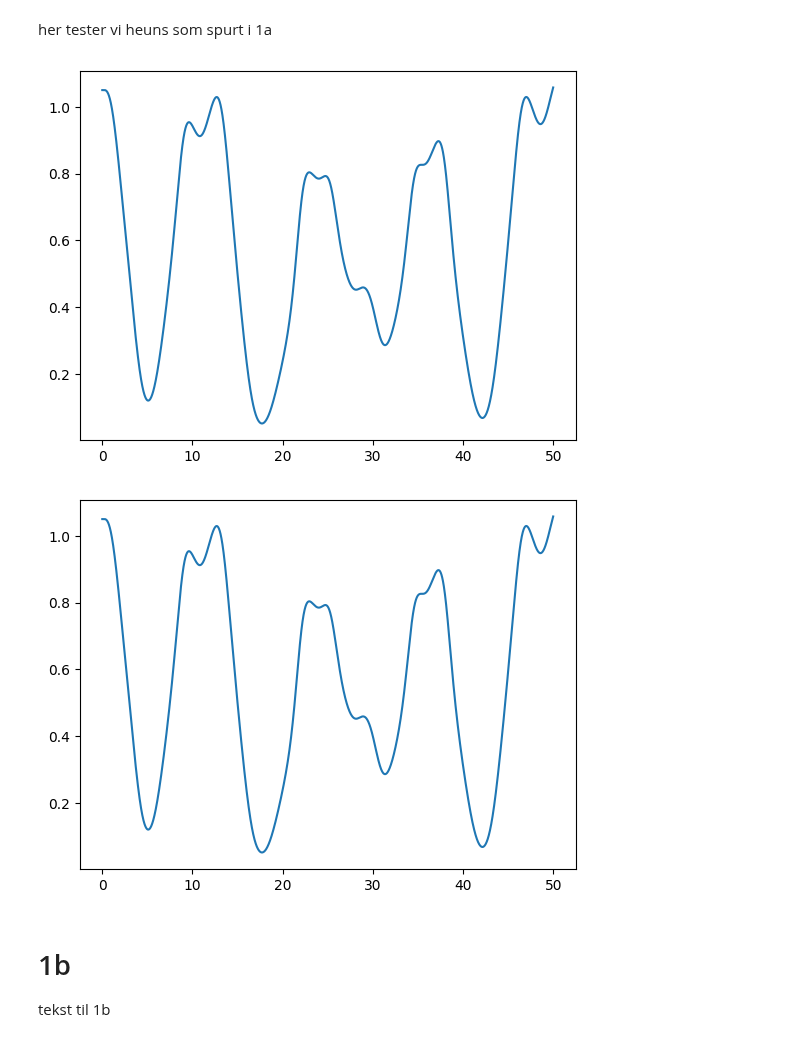
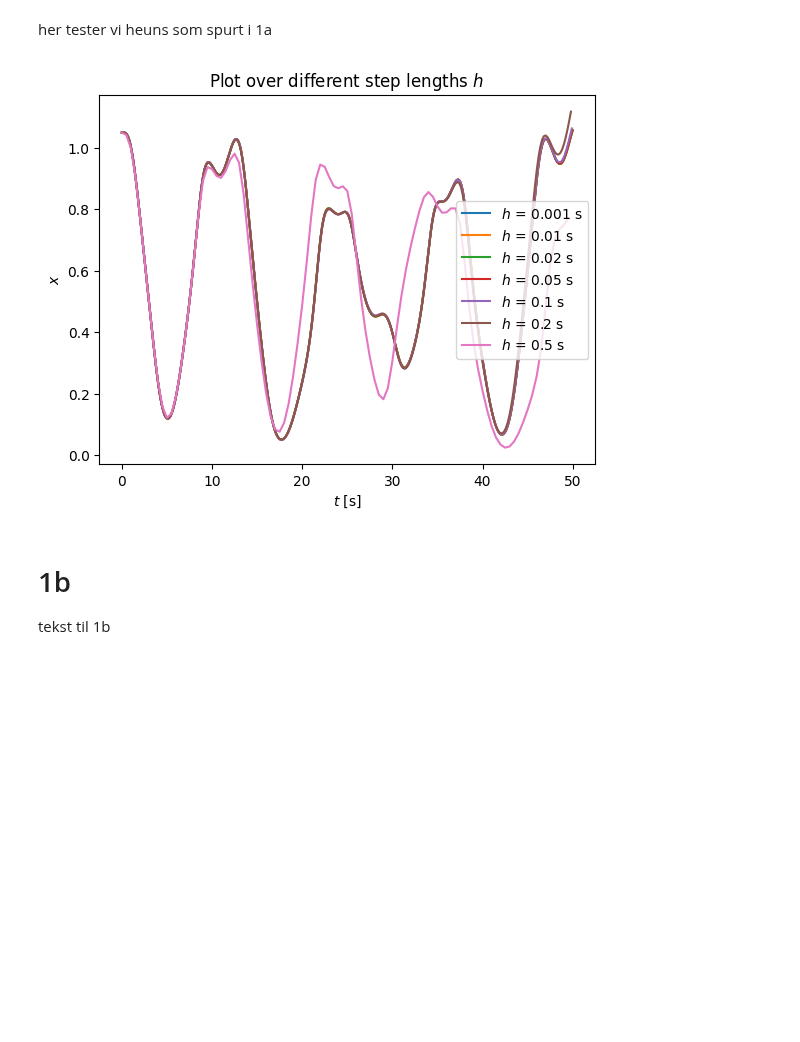
Before and after one commit to OliverRuden/TMA4320-scientific-computing, a Jupyter notebook: main.ipynb, the cells around one changed output. Drawn from its saved outputs; the diff is of its cells as text; code cells hidden in the pictures; blank space fills up the shorter version.

Commit message:
different step lengths

```diff
--- a/main.ipynb
+++ b/main.ipynb
@@ -57,15 +57,18 @@ def heun(func, start_val, t_start, t_stop, h):
     return [t_array, val_array]
 # %% [markdown]
 her tester vi heuns som spurt i 1a
-# %%
-[t_array, val_array] = heun(func, val_0, 0, 50, 0.01)
-plt.plot(t_array, val_array[:,0])
-plt.show()
-plt.plot(t_array, val_array[:,0])
-plt.show()
-# %% [output]
-[figure, removed]
-[figure, removed]
+# %%
+for h in [0.001, 0.01, 0.02, 0.05, 0.1, 0.2, 0.5]:
+    [t_array, val_array] = heun(func, val_0, 0, 50, h)
+    plt.plot(t_array, val_array[:,0], label = rf'$h$ = {h} s')
+
+plt.legend()
+plt.xlabel(r'$t$ [s]')
+plt.ylabel(r'$x$')
+plt.title(r'Plot over different step lengths $h$ ')
+plt.show()
+# %% [output]
+[figure, added]
 # %% [markdown]
 # 1b
 tekst til 1b
```
